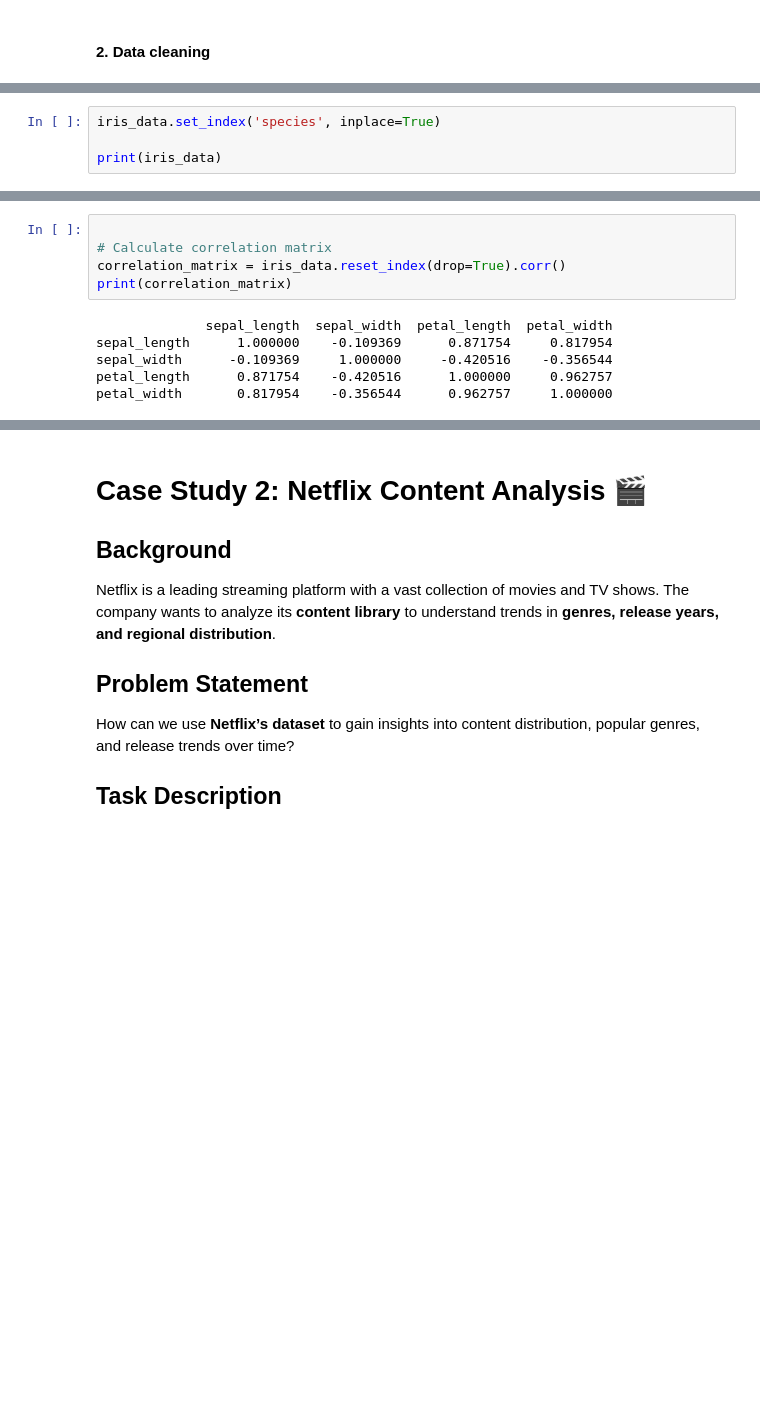
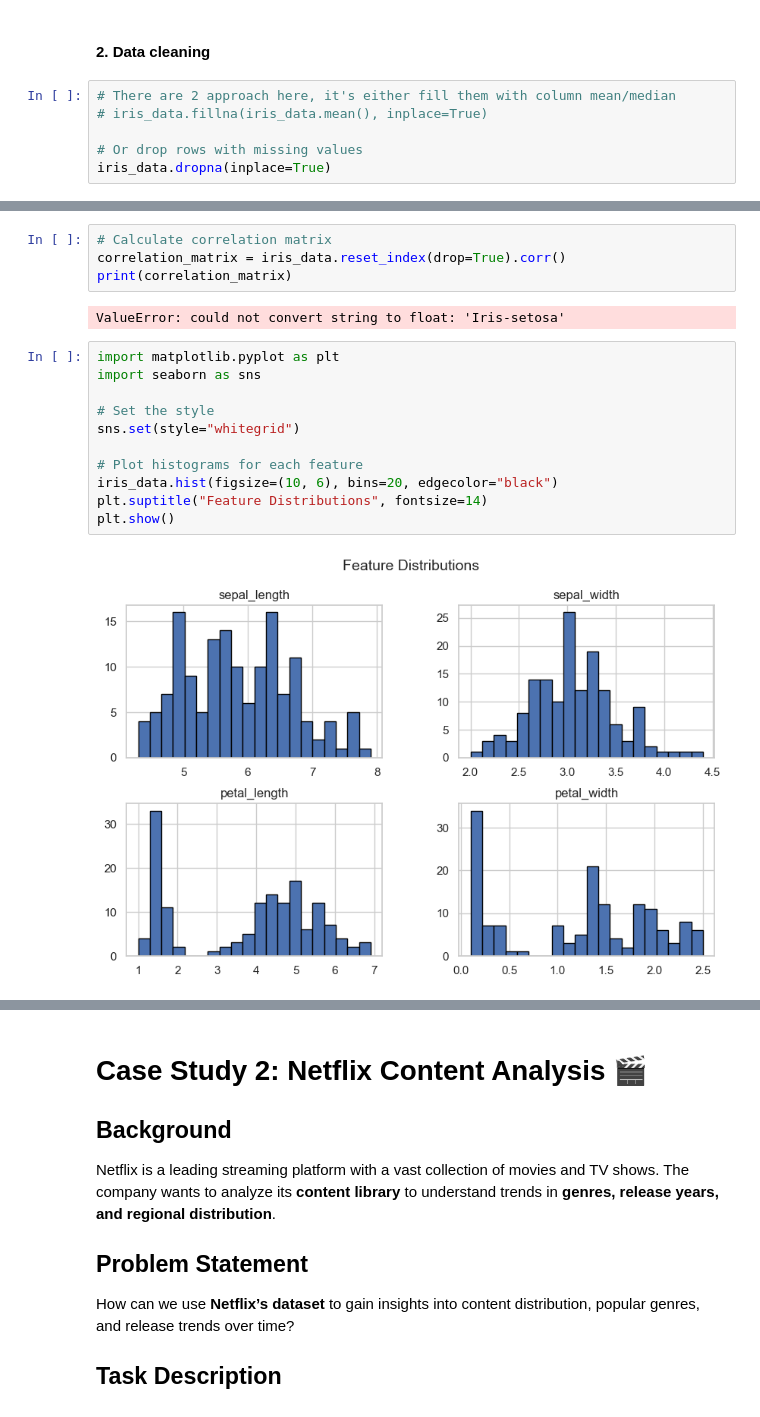
Before and after one commit to khesir/CS-3246-Machine-Learning, a Jupyter notebook: activity_2/[Activity_2]_Python_Pandas_Student_Copy.ipynb, the cells around one changed output, grey strips where cells are left out. Drawn from its saved outputs; the diff is of its cells as text; blank space fills up the shorter version.

```diff
--- a/activity_2/[Activity_2]_Python_Pandas_Student_Copy.ipynb
+++ b/activity_2/[Activity_2]_Python_Pandas_Student_Copy.ipynb
@@ -283,4 +312,10 @@ species         0
 dtype: int64
 # %% [markdown]
 #### **2. Data cleaning**
+# %%
+# There are 2 approach here, it's either fill them with column mean/median
+# iris_data.fillna(iris_data.mean(), inplace=True)
+
+# Or drop rows with missing values
+iris_data.dropna(inplace=True)
 # %%
@@ -305,7 +341,3 @@ print(iris_data_encoded)
 149                False                    False                    True
 
 [150 rows x 7 columns]
-# %%
-iris_data.set_index('species', inplace=True)
-
-print(iris_data)
@@ -328,11 +354,19 @@ Iris-virginica           5.9          3.0           5.1          1.8
 # %%
-
 # Calculate correlation matrix
 correlation_matrix = iris_data.reset_index(drop=True).corr()
 print(correlation_matrix)
 # %% [output]
-              sepal_length  sepal_width  petal_length  petal_width
-sepal_length      1.000000    -0.109369      0.871754     0.817954
-sepal_width      -0.109369     1.000000     -0.420516    -0.356544
-petal_length      0.871754    -0.420516      1.000000     0.962757
-petal_width       0.817954    -0.356544      0.962757     1.000000
+ValueError: could not convert string to float: 'Iris-setosa'
+# %%
+import matplotlib.pyplot as plt
+import seaborn as sns
+
+# Set the style
+sns.set(style="whitegrid")
+
+# Plot histograms for each feature
+iris_data.hist(figsize=(10, 6), bins=20, edgecolor="black")
+plt.suptitle("Feature Distributions", fontsize=14)
+plt.show()
+# %% [output]
+[figure, added]
```
Also changed, not shown: parts of 22 cells of this notebook, 2 other files.
